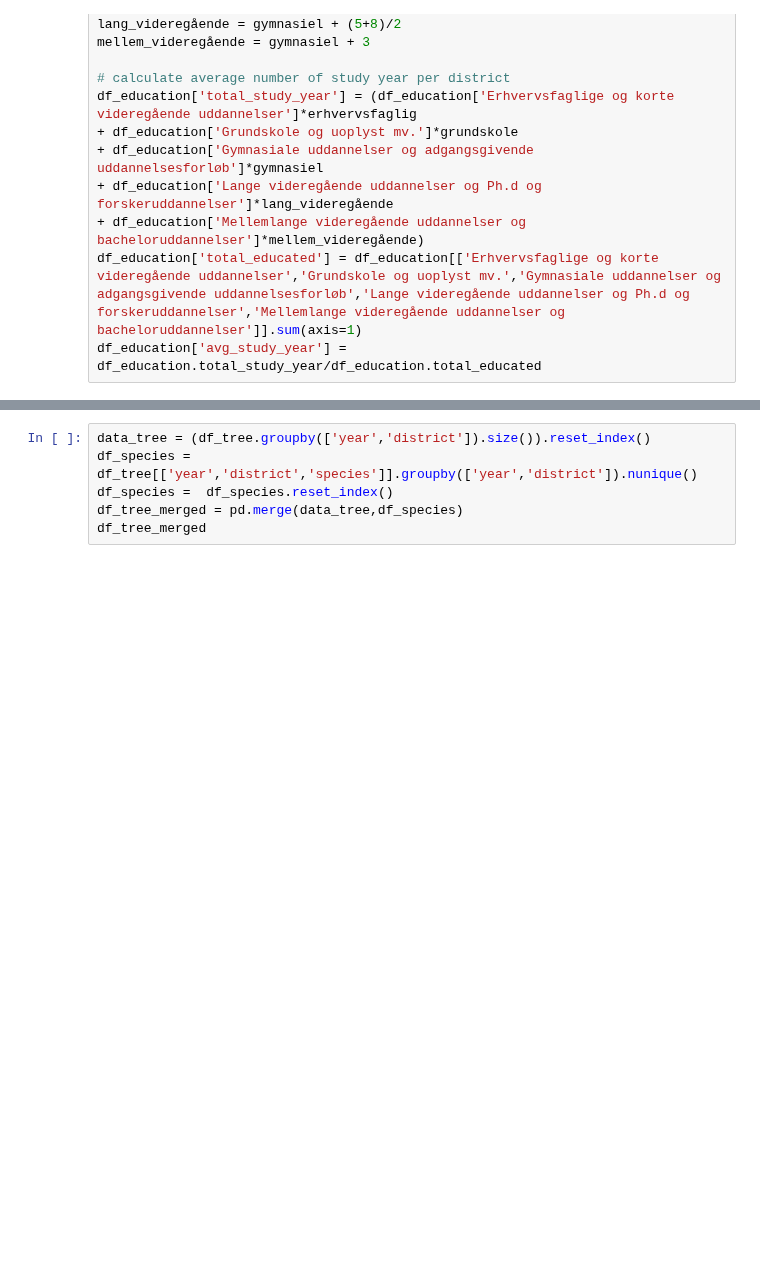
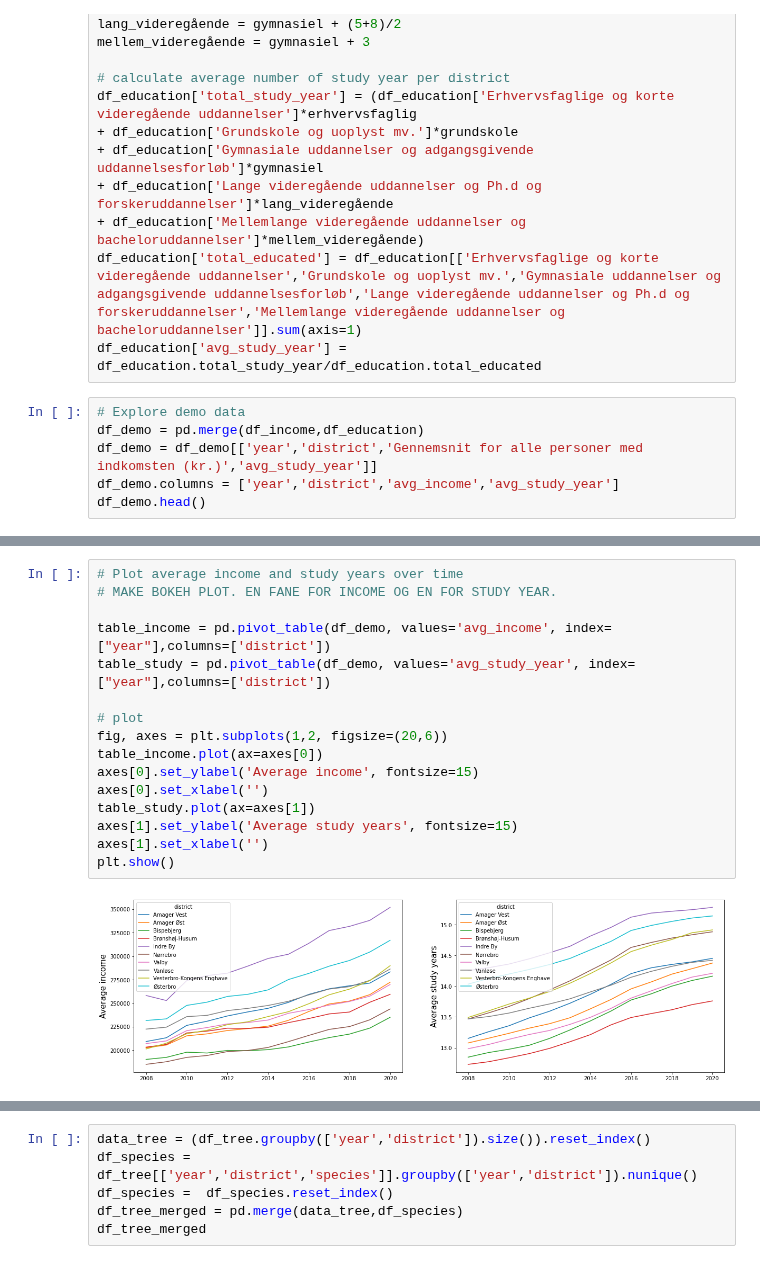
Before and after one commit to Ljoerring/Social-Data-Project, a Jupyter notebook: Exploratory_demo.ipynb, the cells around one changed output, grey strips where cells are left out. Drawn from its saved outputs; the diff is of its cells as text; blank space fills up the shorter version.

Commit message:
model script. Mere til exploratory demo

```diff
--- a/Exploratory_demo.ipynb
+++ b/Exploratory_demo.ipynb
@@ -25,3 +25,9 @@ df_education['total_study_year'] = (df_education['Erhvervsfaglige og korte vider
 + df_education['Mellemlange videregående uddannelser og bacheloruddannelser']*mellem_videregående)
 df_education['total_educated'] = df_education[['Erhvervsfaglige og korte videregående uddannelser','Grundskole og uoplyst mv.','Gymnasiale uddannelser og adgangsgivende uddannelsesforløb','Lange videregående uddannelser og Ph.d og forskeruddannelser','Mellemlange videregående uddannelser og bacheloruddannelser']].sum(axis=1)
 df_education['avg_study_year'] = df_education.total_study_year/df_education.total_educated
+# %%
+# Explore demo data
+df_demo = pd.merge(df_income,df_education)
+df_demo = df_demo[['year','district','Gennemsnit for alle personer med indkomsten (kr.)','avg_study_year']]
+df_demo.columns = ['year','district','avg_income','avg_study_year']
+df_demo.head()
@@ -27,0 +41,18 @@ df_education['avg_study_year'] = df_education.total_study_year/df_education.tota
+# %%
+# Plot average income and study years over time
+# MAKE BOKEH PLOT. EN FANE FOR INCOME OG EN FOR STUDY YEAR.
+
+table_income = pd.pivot_table(df_demo, values='avg_income', index=["year"],columns=['district'])
+table_study = pd.pivot_table(df_demo, values='avg_study_year', index=["year"],columns=['district'])
+
+# plot
+fig, axes = plt.subplots(1,2, figsize=(20,6))
+table_income.plot(ax=axes[0])
+axes[0].set_ylabel('Average income', fontsize=15)
+axes[0].set_xlabel('')
+table_study.plot(ax=axes[1])
+axes[1].set_ylabel('Average study years', fontsize=15)
+axes[1].set_xlabel('')
+plt.show()
+# %% [output]
+[figure, added]
```
Also changed, not shown: parts of 5 cells of this notebook, 2 other files.
